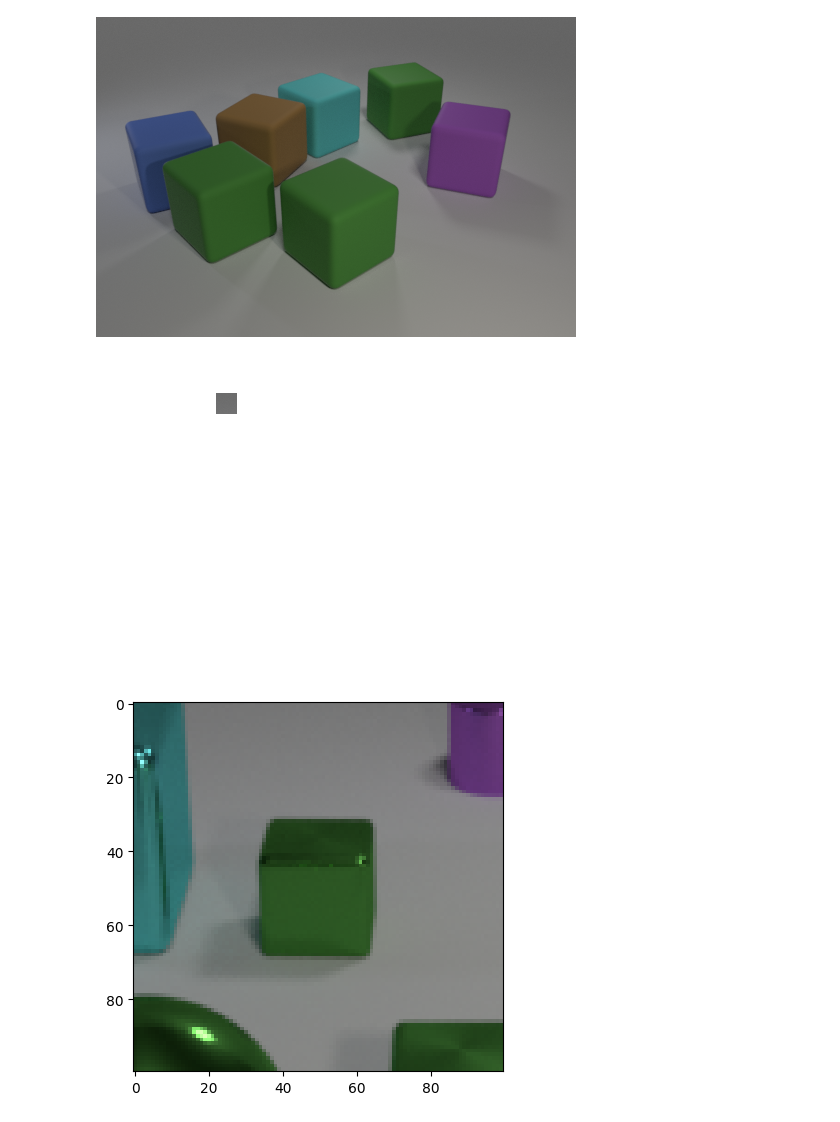
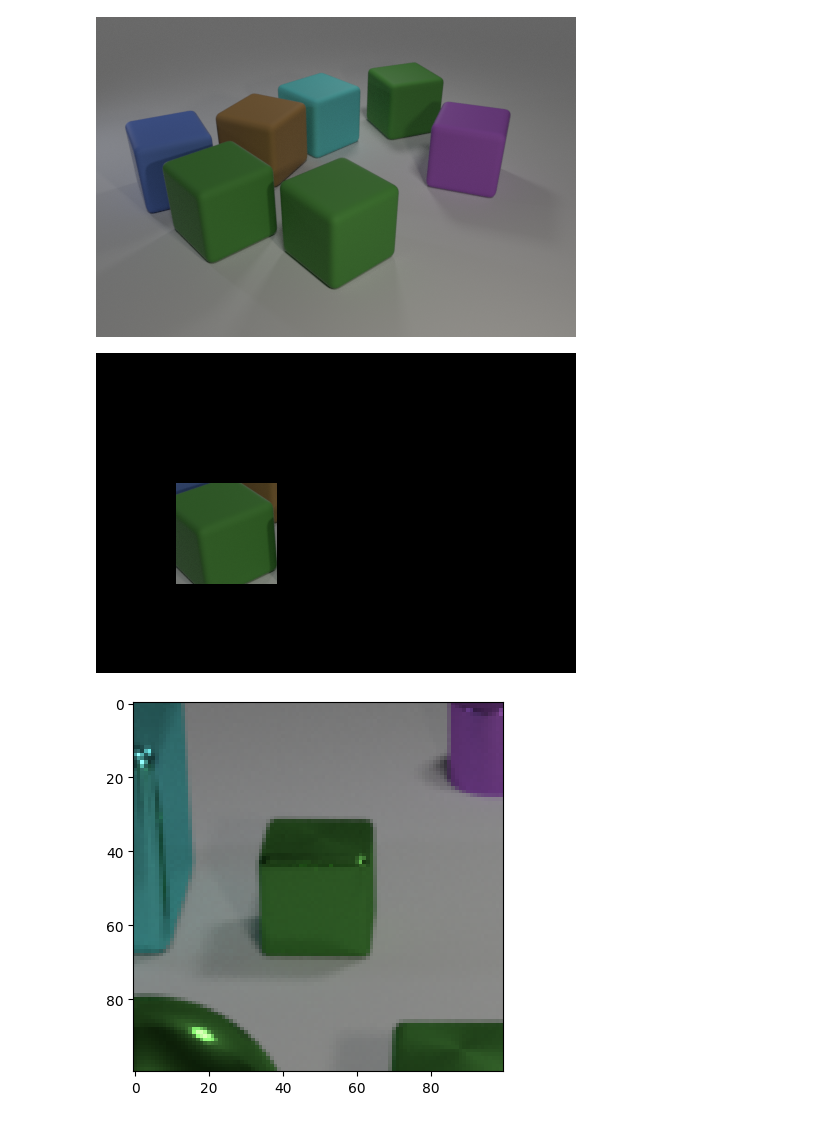
Before and after one commit to mappelgren/to-your-left, a Jupyter notebook: source/preexperiments/test.ipynb, the cells around one changed output. Cells and saved outputs as stored; diff of their text form; code cells hidden in the pictures.

```diff
--- a/source/preexperiments/test.ipynb
+++ b/source/preexperiments/test.ipynb
@@ -21,16 +21,16 @@ image
 # %%
 masked_image = image.copy()
 pixels = masked_image.load()
 x = 130
-y = 50
+y = 180
 
-mask_size = 20
+mask_size = 50
 for i, j in itertools.product(range(image.size[0]), range(image.size[1])): # for every pixel:
     if i < x-mask_size or i> x+mask_size or j < y-mask_size or j> y+mask_size:
         pixels[i, j] = (0,0,0)
 masked_image
 # %% [output]
-[figure, old version]
+[figure, new version]
 # %%
 BOUNDING_BOX_SIZE = 100
 
```
Also changed, not shown: 3 other files.
